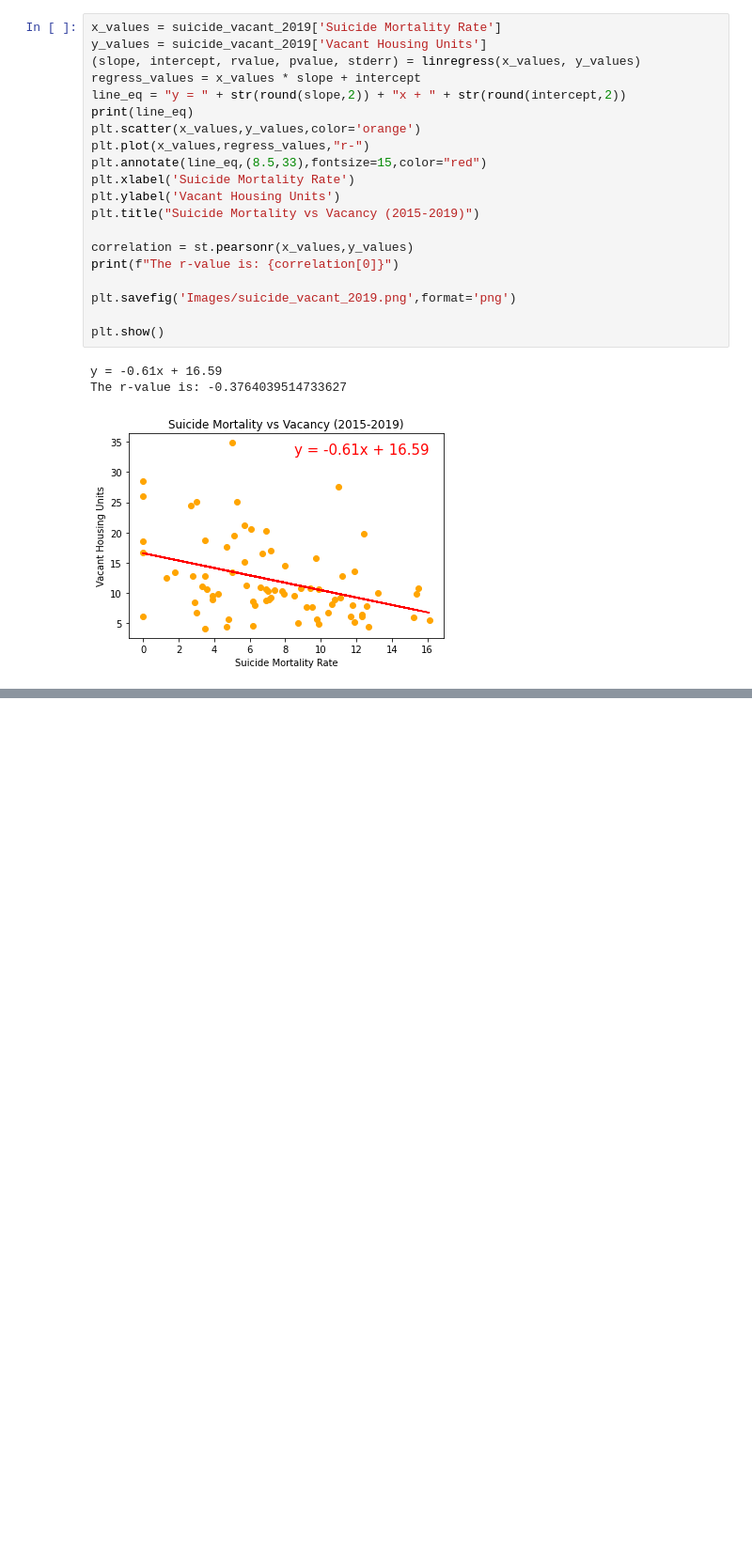
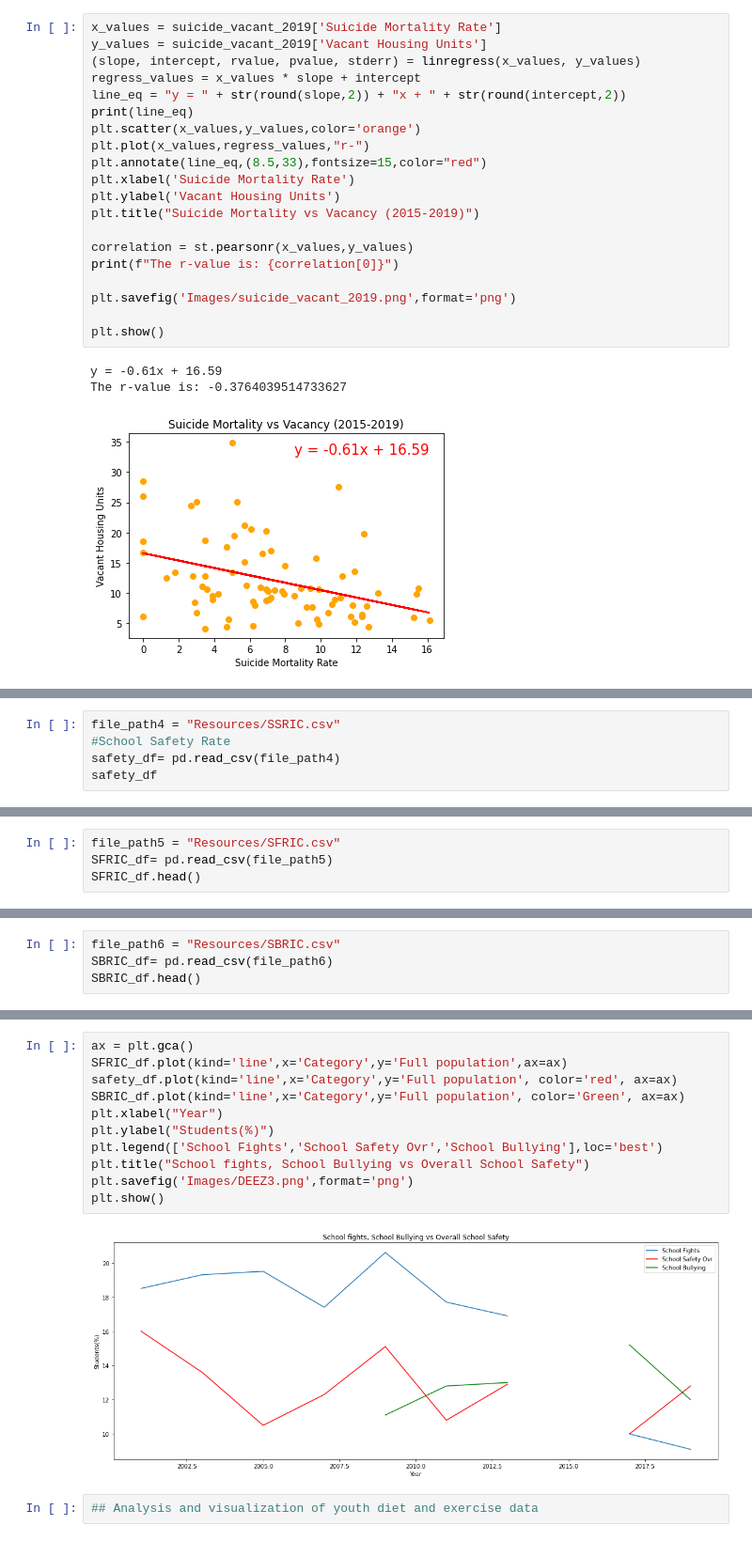
Before and after one commit to dpackardphys/gold_orbit_firelight, a Jupyter notebook: Visualization and Analysis.ipynb, the cells around one changed output, grey strips where cells are left out. Shown at 94% size. Saved outputs shown, nothing was run; the diff lists cells and outputs as text; blank space fills up the shorter version.

Commit message:
finished merging into final exploration and analysis notebooks

```diff
--- a/Visualization and Analysis.ipynb
+++ b/Visualization and Analysis.ipynb
@@ -164,0 +214,5 @@ The r-value is: -0.3764039514733627
+# %%
+file_path4 = "Resources/SSRIC.csv"
+#School Safety Rate
+safety_df= pd.read_csv(file_path4)
+safety_df
@@ -164,0 +231,4 @@ The r-value is: -0.3764039514733627
+# %%
+file_path5 = "Resources/SFRIC.csv"
+SFRIC_df= pd.read_csv(file_path5)
+SFRIC_df.head()
@@ -164,0 +242,4 @@ The r-value is: -0.3764039514733627
+# %%
+file_path6 = "Resources/SBRIC.csv"
+SBRIC_df= pd.read_csv(file_path6)
+SBRIC_df.head()
@@ -164,0 +281,15 @@ The r-value is: -0.3764039514733627
+# %%
+ax = plt.gca()
+SFRIC_df.plot(kind='line',x='Category',y='Full population',ax=ax)
+safety_df.plot(kind='line',x='Category',y='Full population', color='red', ax=ax)
+SBRIC_df.plot(kind='line',x='Category',y='Full population', color='Green', ax=ax)
+plt.xlabel("Year")
+plt.ylabel("Students(%)")
+plt.legend(['School Fights','School Safety Ovr','School Bullying'],loc='best')
+plt.title("School fights, School Bullying vs Overall School Safety")
+plt.savefig('Images/DEEZ3.png',format='png')
+plt.show()
+# %% [output]
+[figure, added]
+# %%
+## Analysis and visualization of youth diet and exercise data
```
Also changed, not shown: parts of 28 cells of this notebook, 6 other files.
